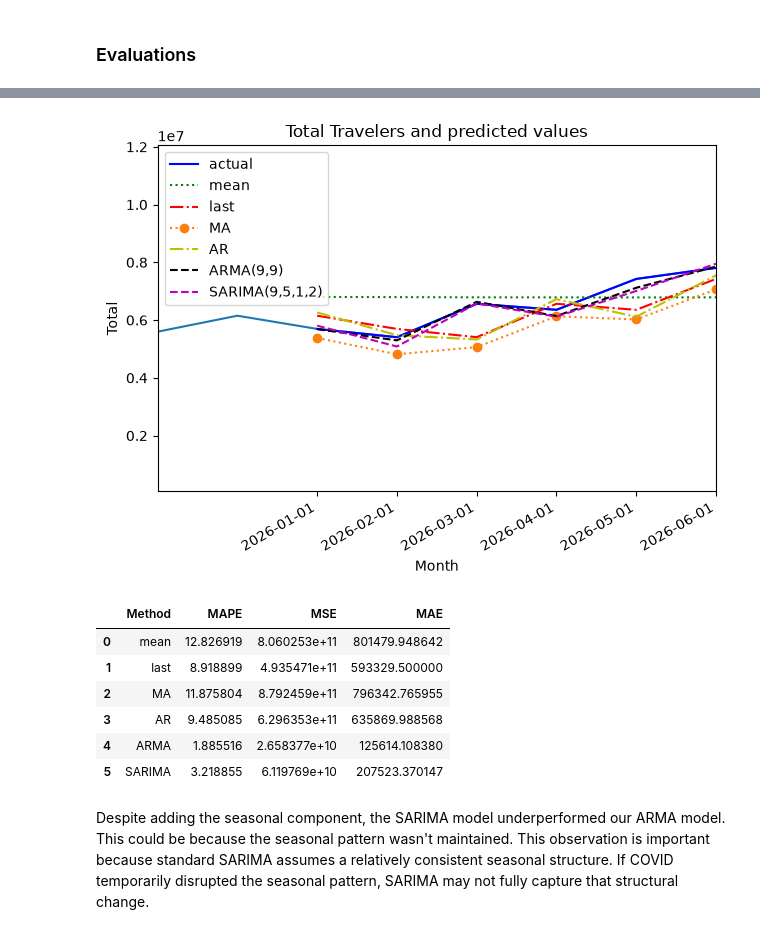
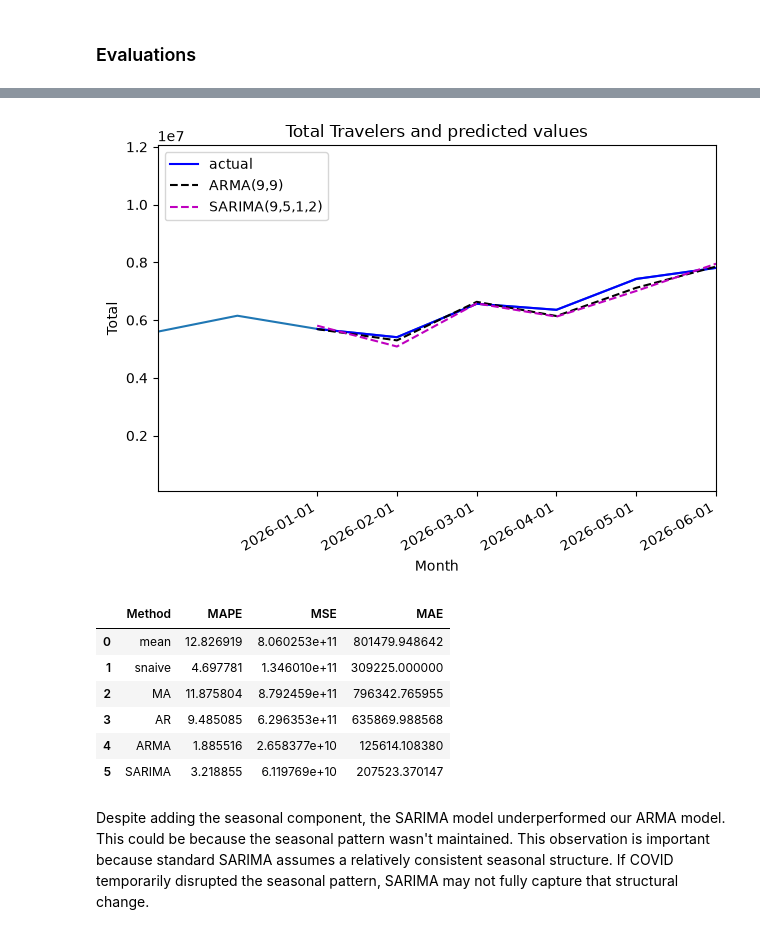
Before and after one commit to janessa13/Timeseries-Forecasting, a Jupyter notebook: Part 1.ipynb, the cells around one changed output, grey strips where cells are left out. Cells and saved outputs as stored; diff of their text form; code cells hidden in the pictures.

```diff
--- a/Part 1.ipynb
+++ b/Part 1.ipynb
@@ -249,13 +262,13 @@ TEST_LEN = len(df_test)
 WINDOW = 1
 
 pred_mean = rolling_forecast(df_model, TRAIN_LEN, TEST_LEN, WINDOW, 'mean')
-pred_last = rolling_forecast(df_model, TRAIN_LEN, TEST_LEN, WINDOW,'last')
+pred_snaive = rolling_forecast(df_model, TRAIN_LEN, TEST_LEN, WINDOW, 'snaive')
 pred_MA = rolling_forecast(df_model, TRAIN_LEN, TEST_LEN, WINDOW, 'MA')
 pred_AR = rolling_forecast(df_model, TRAIN_LEN, TEST_LEN, WINDOW, 'AR')
 pred_ARMA = rolling_forecast(df_model, TRAIN_LEN, TEST_LEN, WINDOW, 'ARMA')
 
 pred_df['pred_mean'] = pred_mean
-pred_df['pred_last'] = pred_last
+pred_df['pred_snaive'] = pred_snaive
 pred_df['pred_MA'] = pred_MA
 pred_df['pred_AR'] = pred_AR
 pred_df['pred_ARMA'] = pred_ARMA
@@ -494,22 +516,23 @@ def rolling_forecast(df, train_len, test_len, window, method) -> list:
         return pred_ARMA
 # %%
 pred_df = df_test.copy()
+df_model = df[['Total']].copy()
 
 TRAIN_LEN = len(df_train)
 TEST_LEN = len(df_test)
 WINDOW = 1
 
 pred_mean = rolling_forecast(df_model, TRAIN_LEN, TEST_LEN, WINDOW, 'mean')
-pred_last = rolling_forecast(df_model, TRAIN_LEN, TEST_LEN, WINDOW,'last')
+pred_snaive = rolling_forecast(df_model, TRAIN_LEN, TEST_LEN, WINDOW, 'snaive')
 pred_MA = rolling_forecast(df_model, TRAIN_LEN, TEST_LEN, WINDOW, 'MA')
 pred_AR = rolling_forecast(df_model, TRAIN_LEN, TEST_LEN, WINDOW, 'AR')
 pred_ARMA = rolling_forecast(df_model, TRAIN_LEN, TEST_LEN, WINDOW, 'ARMA')
 
 pred_df['pred_mean'] = pred_mean
-pred_df['pred_last'] = pred_last
+pred_df['pred_snaive'] = pred_snaive
 pred_df['pred_MA'] = pred_MA
 pred_df['pred_AR'] = pred_AR
 pred_df['pred_ARMA'] = pred_ARMA
 
-pred_df.head()
+pred_df
 # %% [output]
@@ -715,8 +724,6 @@ Similar to the previous section, this model also passed the acorr_ljungbox test,
 # %% [markdown]
 ### Evaluations
 # %%
-from statsmodels.tsa.statespace.sarimax import SARIMAX
-
 def rolling_forecast(df, train_len, test_len, window, method) -> list:
     total_len = train_len + test_len
 
@@ -727,12 +734,19 @@ def rolling_forecast(df, train_len, test_len, window, method) -> list:
             pred_mean.extend(mean for _ in range(window))
         return pred_mean
 
-    elif method == "last":
-        pred_last = []
+    elif method == "snaive":
+
+        pred_snaive = []
+
         for i in range(train_len, total_len, window):
-            last = df[:i].iloc[-1].values[0]
-            pred_last.extend(last for _ in range(window))
-        return pred_last
+            seasonal_values = df[:i].iloc[-12:].values.flatten()
+
+            predictions = np.tile(seasonal_values,
+                                  int(np.ceil(window / 12)))[:window]
+
+            pred_snaive.extend(predictions)
+
+        return pred_snaive
 
     elif method == "MA":
         pred_MA = []
@@ -785,24 +799,25 @@ def rolling_forecast(df, train_len, test_len, window, method) -> list:
         return pred_SARIMA
 # %%
 pred_df = df_test.copy()
+df_model = df[['Total']].copy()
 
 TRAIN_LEN = len(df_train)
 TEST_LEN = len(df_test)
 WINDOW = 1
 
 pred_mean = rolling_forecast(df_model, TRAIN_LEN, TEST_LEN, WINDOW, 'mean')
-pred_last = rolling_forecast(df_model, TRAIN_LEN, TEST_LEN, WINDOW,'last')
+pred_snaive = rolling_forecast(df_model, TRAIN_LEN, TEST_LEN, WINDOW, 'snaive')
 pred_MA = rolling_forecast(df_model, TRAIN_LEN, TEST_LEN, WINDOW, 'MA')
 pred_AR = rolling_forecast(df_model, TRAIN_LEN, TEST_LEN, WINDOW, 'AR')
 pred_ARMA = rolling_forecast(df_model, TRAIN_LEN, TEST_LEN, WINDOW, 'ARMA')
 pred_SARIMA = rolling_forecast(df_model, TRAIN_LEN, TEST_LEN, WINDOW, 'SARIMA')
 
 pred_df['pred_mean'] = pred_mean
-pred_df['pred_last'] = pred_last
+pred_df['pred_snaive'] = pred_snaive
 pred_df['pred_MA'] = pred_MA
 pred_df['pred_AR'] = pred_AR
 pred_df['pred_ARMA'] = pred_ARMA
 pred_df['pred_SARIMA'] = pred_SARIMA
 
-pred_df.head()
+pred_df
 # %% [output]
@@ -815,37 +831,37 @@ pred_df.head()
 # %%
 fig, ax = plt.subplots()
 
 ax.plot(df['Total'])
 ax.plot(pred_df['Total'], 'b-', label='actual')
-ax.plot(pred_df['pred_mean'], 'g:', label='mean')
-ax.plot(pred_df['pred_last'], 'r-.', label='last')
-ax.plot(pred_df['pred_MA'], 'o:', label='MA')
-ax.plot(pred_df['pred_AR'], 'y-.', label='AR')
+# ax.plot(pred_df['pred_mean'], 'g:', label='mean')
+# ax.plot(pred_df['pred_last'], 'r-.', label='last')
+# ax.plot(pred_df['pred_MA'], 'o:', label='MA')
+# ax.plot(pred_df['pred_AR'], 'y-.', label='AR')
 ax.plot(pred_df['pred_ARMA'], 'k--', label='ARMA(9,9)')
 ax.plot(pred_df['pred_SARIMA'], 'm--', label='SARIMA(9,5,1,2)')
 ax.legend(loc=2)
 ax.set_xlabel('Month')
 ax.set_ylabel('Total')
 
 # ax.axvspan(6, 650, color='#808080', alpha=0.2)
 
 ax.set_xlim(646, 653)
 
 plt.xticks(
     [648, 649, 650, 651, 652, 653],
     ['2026-01-01', '2026-02-01', '2026-03-01', '2026-04-01', '2026-05-01', "2026-06-01"])
 
 fig.autofmt_xdate()
 
 plt.title("Total Travelers and predicted values")
 plt.tight_layout()
 # %% [output]
-[figure, old version]
+[figure, new version]
 # %%
 
 df_eval = pd.DataFrame(columns=["Method","MAPE","MSE","MAE"])
 
-methods = ["mean","last","MA","AR","ARMA", "SARIMA"]
+methods = ["mean","snaive","MA","AR","ARMA", "SARIMA"]
 
 for m in methods:
 
@@ -862,7 +878,7 @@ df_eval
 # %% [output]
 |  | Method | MAPE | MSE | MAE |
 | 0 | mean | 12.826919 | 8.060253e+11 | 801479.948642 |
-| 1 | last | 8.918899 | 4.935471e+11 | 593329.500000 |
+| 1 | snaive | 4.697781 | 1.346010e+11 | 309225.000000 |
 | 2 | MA | 11.875804 | 8.792459e+11 | 796342.765955 |
 | 3 | AR | 9.485085 | 6.296353e+11 | 635869.988568 |
 | 4 | ARMA | 1.885516 | 2.658377e+10 | 125614.108380 |
```
Also changed, not shown: parts of 36 cells of this notebook.
